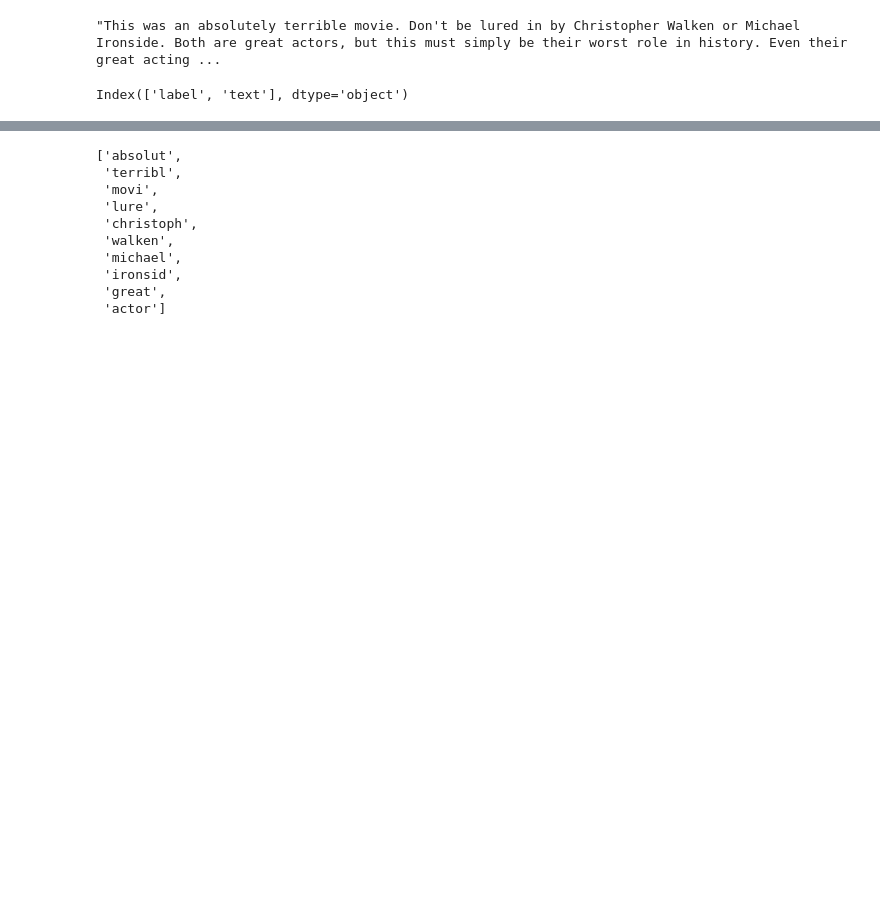
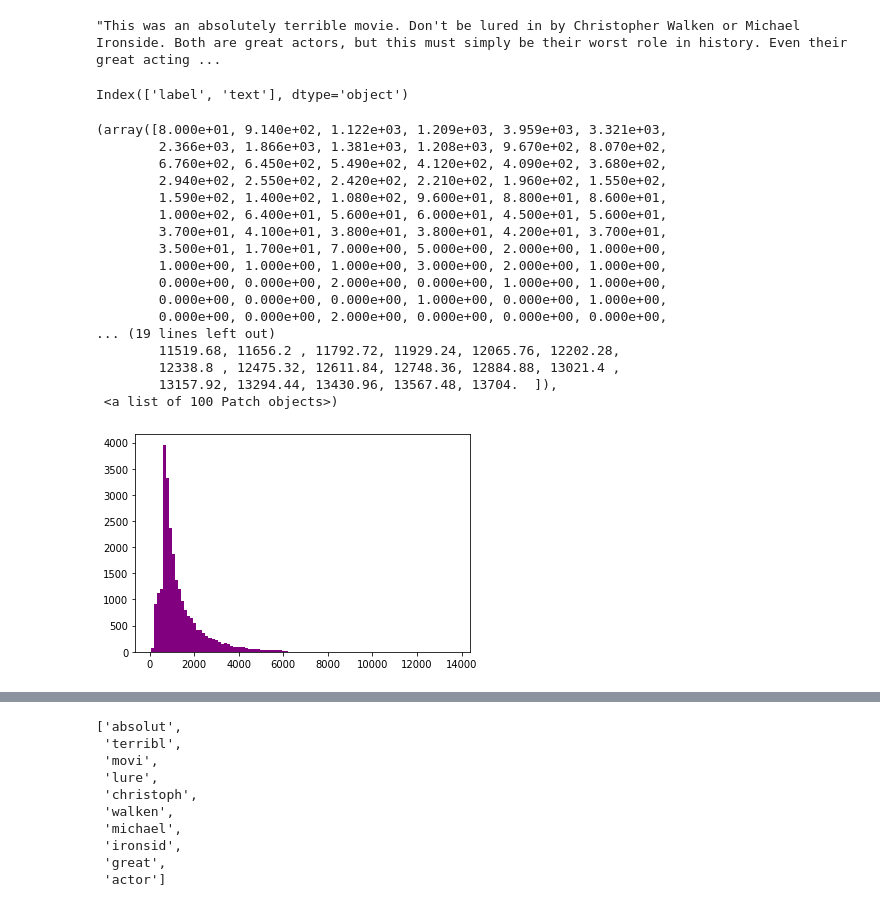
Before and after one commit to EdwardPlata/66daysofdata_2021, a Jupyter notebook: intro_to_nlp_workshop.ipynb, the cells around one changed output, grey strips where cells are left out. Saved outputs shown, nothing was run; the diff lists cells and outputs as text; code cells hidden in the pictures; blank space fills up the shorter version.

```diff
--- a/intro_to_nlp_workshop.ipynb
+++ b/intro_to_nlp_workshop.ipynb
@@ -375,3 +417,29 @@ df.text[0]
 df.columns
 # %% [output]
 Index(['label', 'text'], dtype='object')
+# %%
+# Distribution of review length???
+# No real great way of doign this but we can count num of spaces within reviews as a proxy for number of words.
+# Do long reviews tend to be more possitive ( Or more prone to predict correctly)
+import matplotlib.pyplot as plt
+df.text.apply(lambda x: len(x))
+plt.hist(df.text.apply(lambda x: len(x)),color = 'purple',bins=100)
+# %% [output]
+(array([8.000e+01, 9.140e+02, 1.122e+03, 1.209e+03, 3.959e+03, 3.321e+03,
+        2.366e+03, 1.866e+03, 1.381e+03, 1.208e+03, 9.670e+02, 8.070e+02,
+        6.760e+02, 6.450e+02, 5.490e+02, 4.120e+02, 4.090e+02, 3.680e+02,
+        2.940e+02, 2.550e+02, 2.420e+02, 2.210e+02, 1.960e+02, 1.550e+02,
+        1.590e+02, 1.400e+02, 1.080e+02, 9.600e+01, 8.800e+01, 8.600e+01,
+        1.000e+02, 6.400e+01, 5.600e+01, 6.000e+01, 4.500e+01, 5.600e+01,
+        3.700e+01, 4.100e+01, 3.800e+01, 3.800e+01, 4.200e+01, 3.700e+01,
+        3.500e+01, 1.700e+01, 7.000e+00, 5.000e+00, 2.000e+00, 1.000e+00,
+        1.000e+00, 1.000e+00, 1.000e+00, 3.000e+00, 2.000e+00, 1.000e+00,
+        0.000e+00, 0.000e+00, 2.000e+00, 0.000e+00, 1.000e+00, 1.000e+00,
+        0.000e+00, 0.000e+00, 0.000e+00, 1.000e+00, 0.000e+00, 1.000e+00,
+        0.000e+00, 0.000e+00, 2.000e+00, 0.000e+00, 0.000e+00, 0.000e+00,
+... (19 lines left out)
+        11519.68, 11656.2 , 11792.72, 11929.24, 12065.76, 12202.28,
+        12338.8 , 12475.32, 12611.84, 12748.36, 12884.88, 13021.4 ,
+        13157.92, 13294.44, 13430.96, 13567.48, 13704.  ]),
+ <a list of 100 Patch objects>)
+[figure, added]
```
Also changed, not shown: parts of 24 cells of this notebook.
